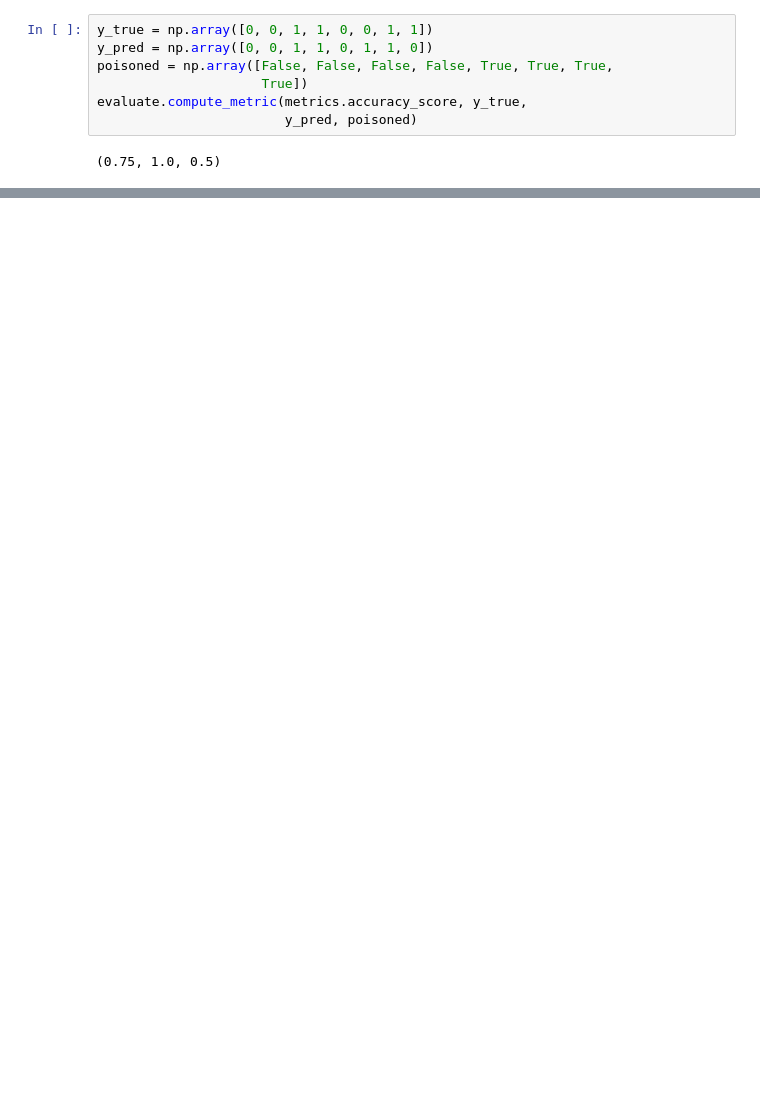
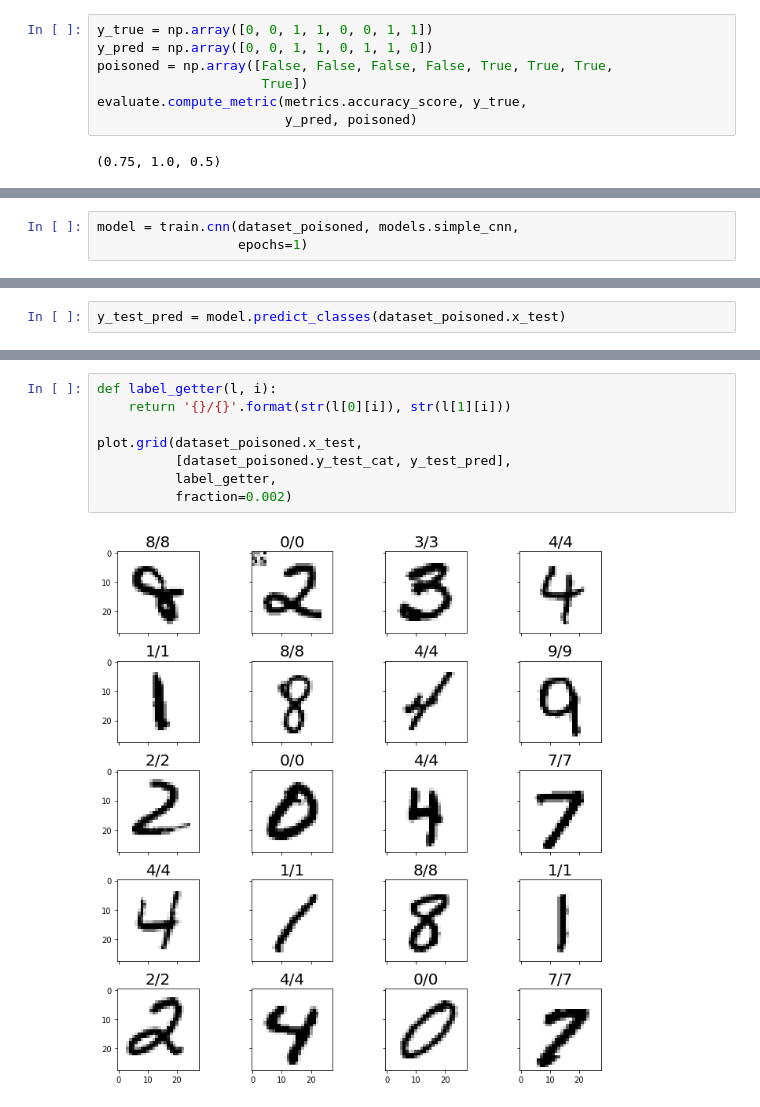
Before and after one commit to edublancas/trojan-defender, a Jupyter notebook: experiments/dataset-viz.ipynb, the cells around one changed output, grey strips where cells are left out. Cells and saved outputs as stored; diff of their text form; blank space fills up the shorter version.

```diff
--- a/experiments/dataset-viz.ipynb
+++ b/experiments/dataset-viz.ipynb
@@ -79,0 +62,3 @@ array([False, False, False, False,  True,  True,  True,  True])
+# %%
+model = train.cnn(dataset_poisoned, models.simple_cnn,
+                  epochs=1)
@@ -79,0 +88,2 @@ array([False, False, False, False,  True,  True,  True,  True])
+# %%
+y_test_pred = model.predict_classes(dataset_poisoned.x_test)
@@ -79,0 +101,10 @@ array([False, False, False, False,  True,  True,  True,  True])
+# %%
+def label_getter(l, i):
+    return '{}/{}'.format(str(l[0][i]), str(l[1][i]))
+
+plot.grid(dataset_poisoned.x_test,
+          [dataset_poisoned.y_test_cat, y_test_pred],
+          label_getter,
+          fraction=0.002)
+# %% [output]
+[figure, added]
```
Also changed, not shown: parts of 18 cells of this notebook, 8 other files.
